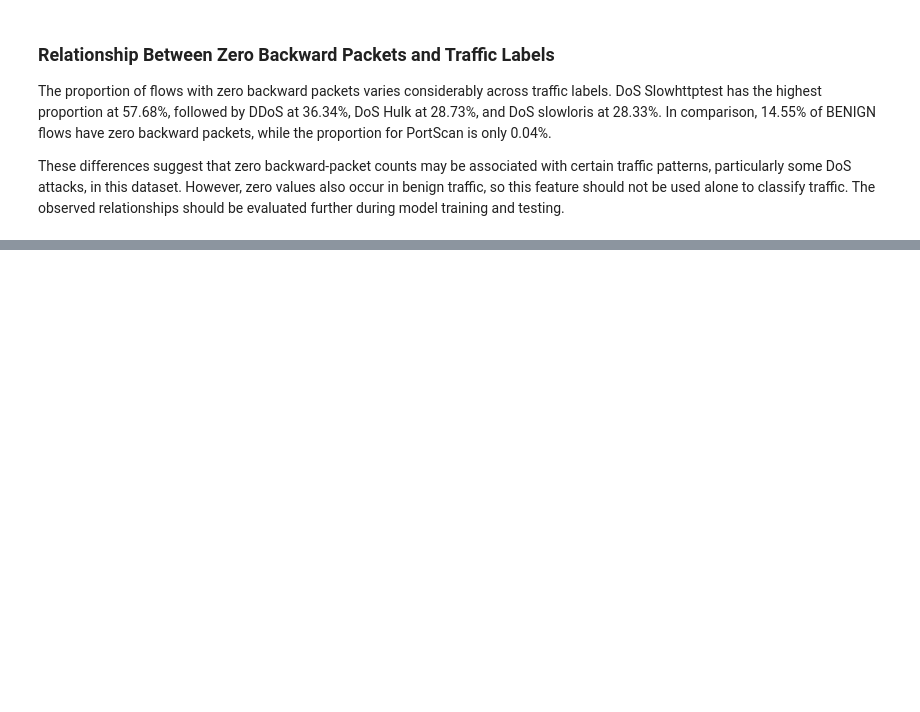
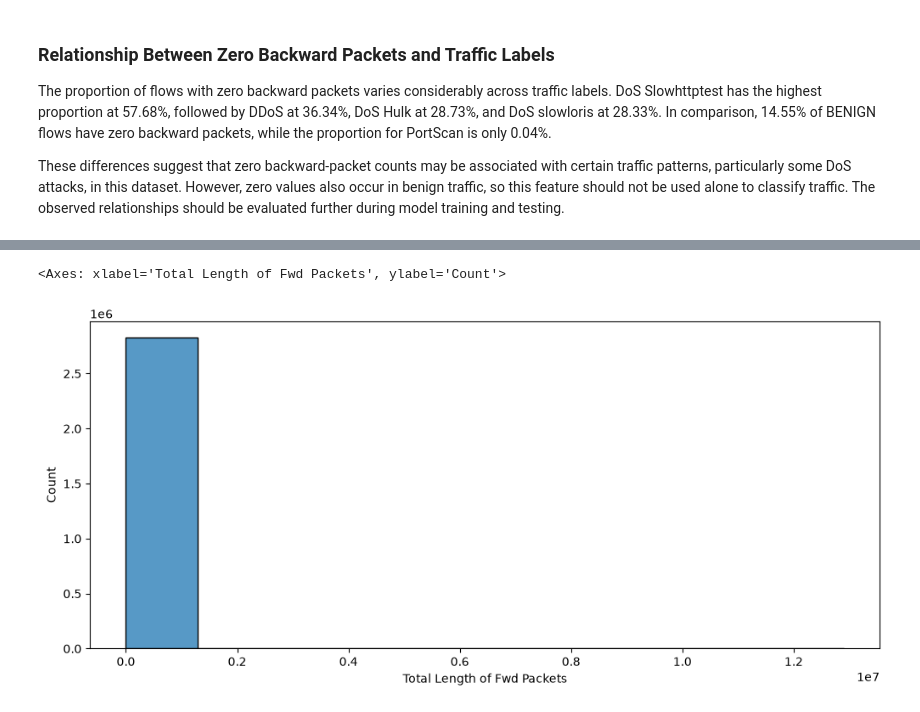
Before and after one commit to KiroSafwat/-graduation_project, a Jupyter notebook: DATA.ipynb, the cells around one changed output, grey strips where cells are left out. Saved outputs shown, nothing was run; the diff lists cells and outputs as text; code cells hidden in the pictures; blank space fills up the shorter version.

```diff
--- a/DATA.ipynb
+++ b/DATA.ipynb
@@ -907,0 +1142,6 @@ These differences suggest that zero backward-packet counts may be associated wit
+# %%
+plt.figure(figsize=(12, 5))
+sns.histplot(data=df,x="Total Length of Fwd Packets",bins=10)
+# %% [output]
+<Axes: xlabel='Total Length of Fwd Packets', ylabel='Count'>
+[figure, added]
```
Also changed, not shown: parts of 35 cells of this notebook, 1 other file.
